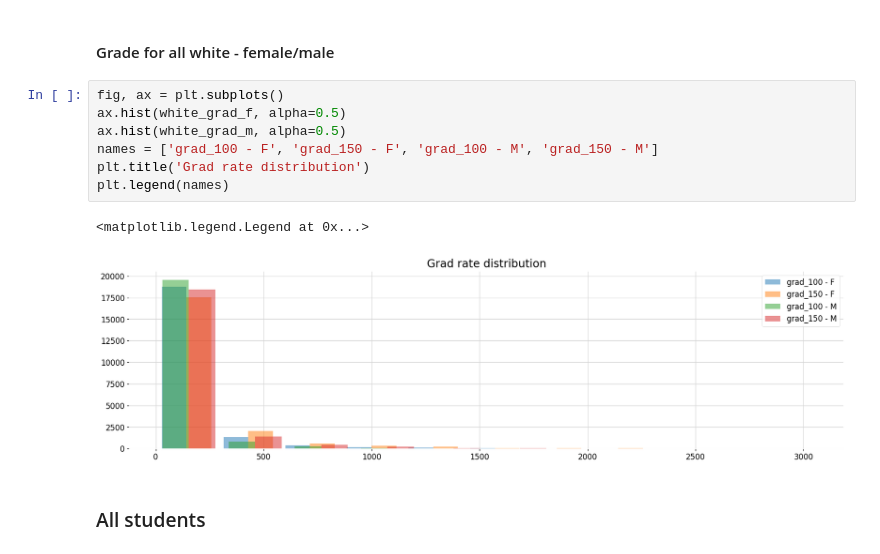
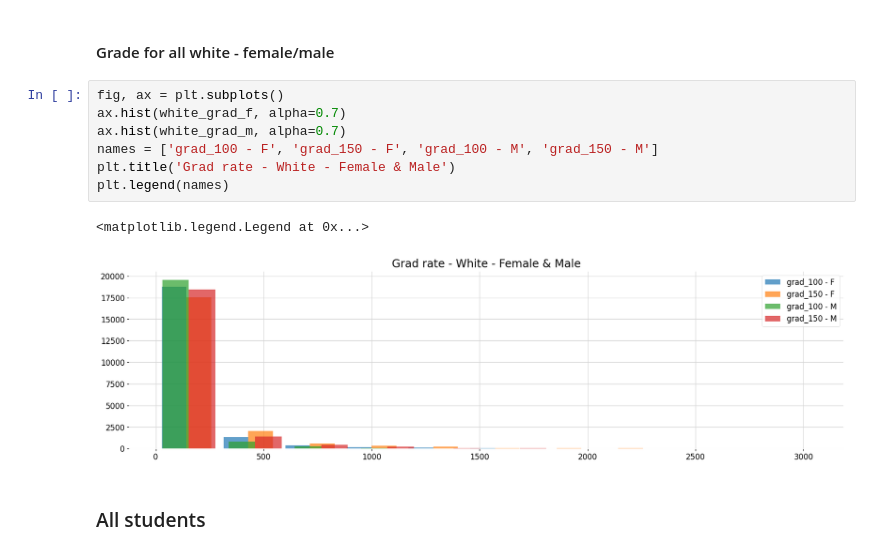
Before and after one commit to ezztherose/TIA-Scraping, a Jupyter notebook: notebooks/institution.ipynb, the cells around one changed output. Drawn from its saved outputs; the diff is of its cells as text.

Commit message:
fixed titles for the graphs

```diff
--- a/notebooks/institution.ipynb
+++ b/notebooks/institution.ipynb
@@ -742,14 +742,14 @@ plt.legend(names)
 #### Grade for all white - female/male
 # %%
 fig, ax = plt.subplots()
-ax.hist(white_grad_f, alpha=0.5)
-ax.hist(white_grad_m, alpha=0.5)
+ax.hist(white_grad_f, alpha=0.7)
+ax.hist(white_grad_m, alpha=0.7)
 names = ['grad_100 - F', 'grad_150 - F', 'grad_100 - M', 'grad_150 - M']
-plt.title('Grad rate distribution')
+plt.title('Grad rate - White - Female & Male')
 plt.legend(names)
 # %% [output]
 <matplotlib.legend.Legend at 0x...>
-[figure, old version]
+[figure, new version]
 # %% [markdown]
 ### All students
 # %%
```
Also changed, not shown: parts of 23 cells of this notebook.
